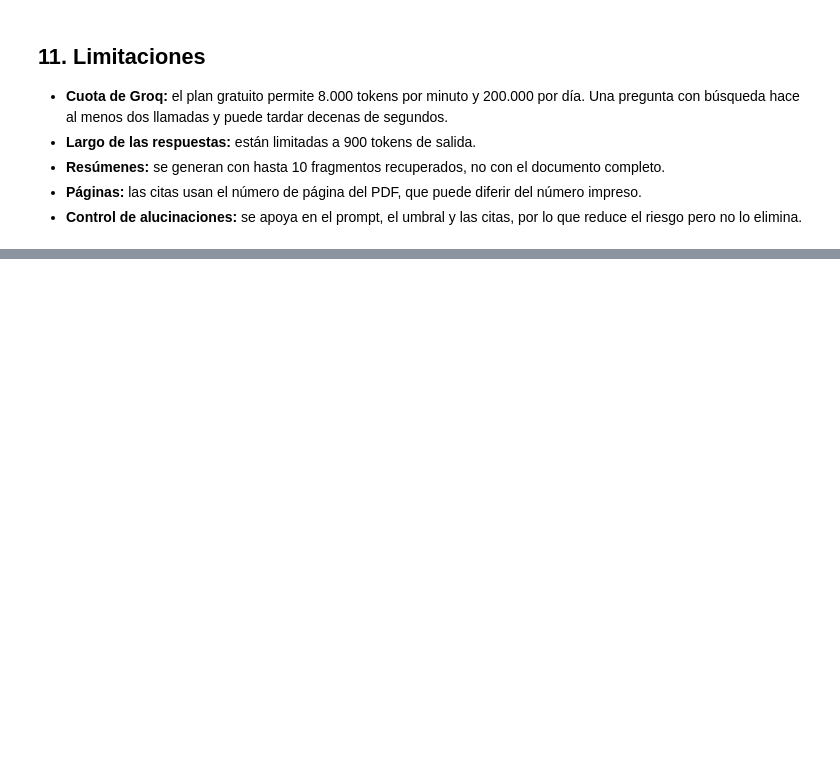
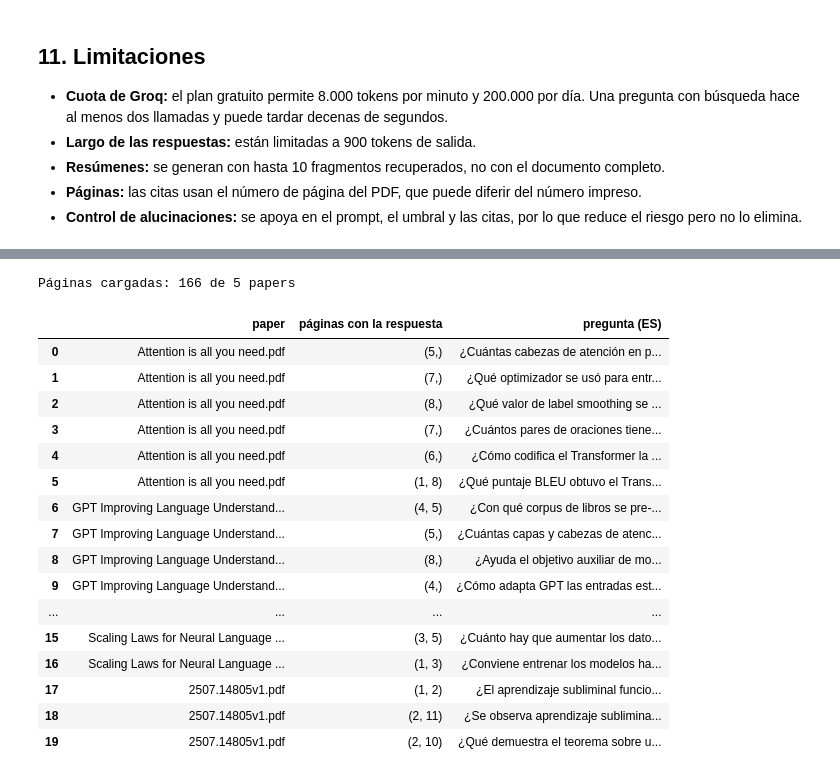
Before and after one commit to JoaquinKarawacki/Obli-taller-de-tecnologia, a Jupyter notebook: obligatorio_agentic_rag.ipynb, the cells around one changed output, grey strips where cells are left out. Saved outputs shown, nothing was run; the diff lists cells and outputs as text; code cells hidden in the pictures; blank space fills up the shorter version.

```diff
--- a/obligatorio_agentic_rag.ipynb
+++ b/obligatorio_agentic_rag.ipynb
@@ -704,0 +748,48 @@ Podés preguntar en español o inglés sobre:
+# %%
+import os
+import sys
+import time
+import warnings
+from pathlib import Path
+
+# Salidas más limpias: sin barras de progreso al cargar modelos ni avisos de Hugging Face.
+os.environ["HF_HUB_DISABLE_PROGRESS_BARS"] = "1"
+os.environ["HF_HUB_VERBOSITY"] = "error"
+os.environ["TRANSFORMERS_VERBOSITY"] = "error"
+# Los modelos MiniLM dan puntajes negativos y LangChain lo advierte (ver conclusiones de 12.4).
+warnings.filterwarnings("ignore", message="Relevance scores must be between 0 and 1")
+
+import pandas as pd
+import transformers
+
+transformers.logging.disable_progress_bar()
+sys.path.insert(0, str(Path.cwd()))
+from src import experimentos
+
+pd.set_option("display.precision", 2)
+paginas = experimentos.cargar_paginas()
+modelo_proyecto = experimentos.crear_modelo("multilingual-e5-small")
+print(f"Páginas cargadas: {len(paginas)} de {len(experimentos.PAPERS)} papers")
+pd.DataFrame([
+    {"paper": p.archivo.split(" (")[0][:45], "páginas con la respuesta": p.paginas, "pregunta (ES)": p.es}
+    for p in experimentos.PREGUNTAS
+])
+# %% [output]
+Páginas cargadas: 166 de 5 papers
+|  | paper | páginas con la respuesta | pregunta (ES) |
+| 0 | Attention is all you need.pdf | (5,) | ¿Cuántas cabezas de atención en p... |
+| 1 | Attention is all you need.pdf | (7,) | ¿Qué optimizador se usó para entr... |
+| 2 | Attention is all you need.pdf | (8,) | ¿Qué valor de label smoothing se ... |
+| 3 | Attention is all you need.pdf | (7,) | ¿Cuántos pares de oraciones tiene... |
+| 4 | Attention is all you need.pdf | (6,) | ¿Cómo codifica el Transformer la ... |
+| 5 | Attention is all you need.pdf | (1, 8) | ¿Qué puntaje BLEU obtuvo el Trans... |
+| 6 | GPT Improving Language Understand... | (4, 5) | ¿Con qué corpus de libros se pre-... |
+| 7 | GPT Improving Language Understand... | (5,) | ¿Cuántas capas y cabezas de atenc... |
+| 8 | GPT Improving Language Understand... | (8,) | ¿Ayuda el objetivo auxiliar de mo... |
+| 9 | GPT Improving Language Understand... | (4,) | ¿Cómo adapta GPT las entradas est... |
+| ... | ... | ... | ... |
+| 15 | Scaling Laws for Neural Language ... | (3, 5) | ¿Cuánto hay que aumentar los dato... |
+| 16 | Scaling Laws for Neural Language ... | (1, 3) | ¿Conviene entrenar los modelos ha... |
+| 17 | 2507.14805v1.pdf | (1, 2) | ¿El aprendizaje subliminal funcio... |
+| 18 | 2507.14805v1.pdf | (2, 11) | ¿Se observa aprendizaje sublimina... |
+| 19 | 2507.14805v1.pdf | (2, 10) | ¿Qué demuestra el teorema sobre u... |
```
Also changed, not shown: parts of 13 cells of this notebook, 5 other files.
